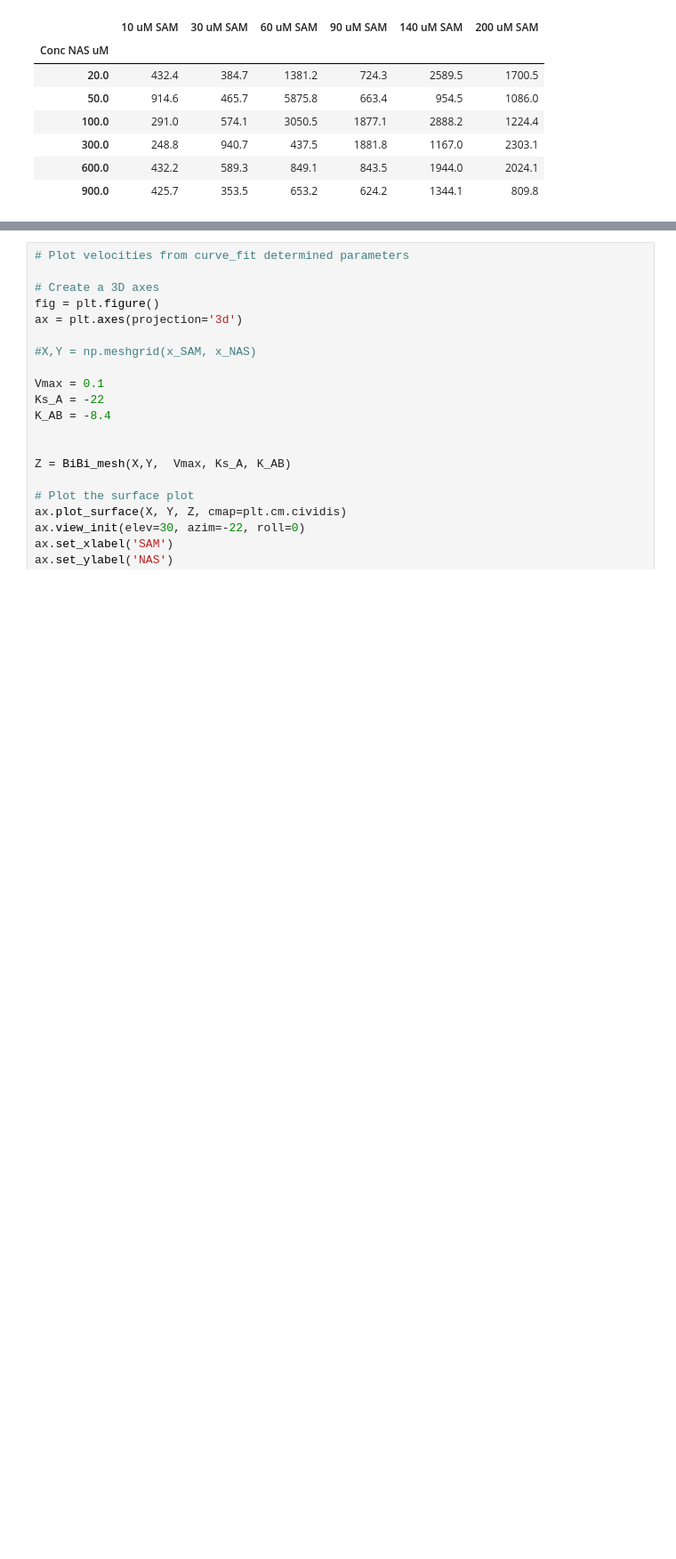
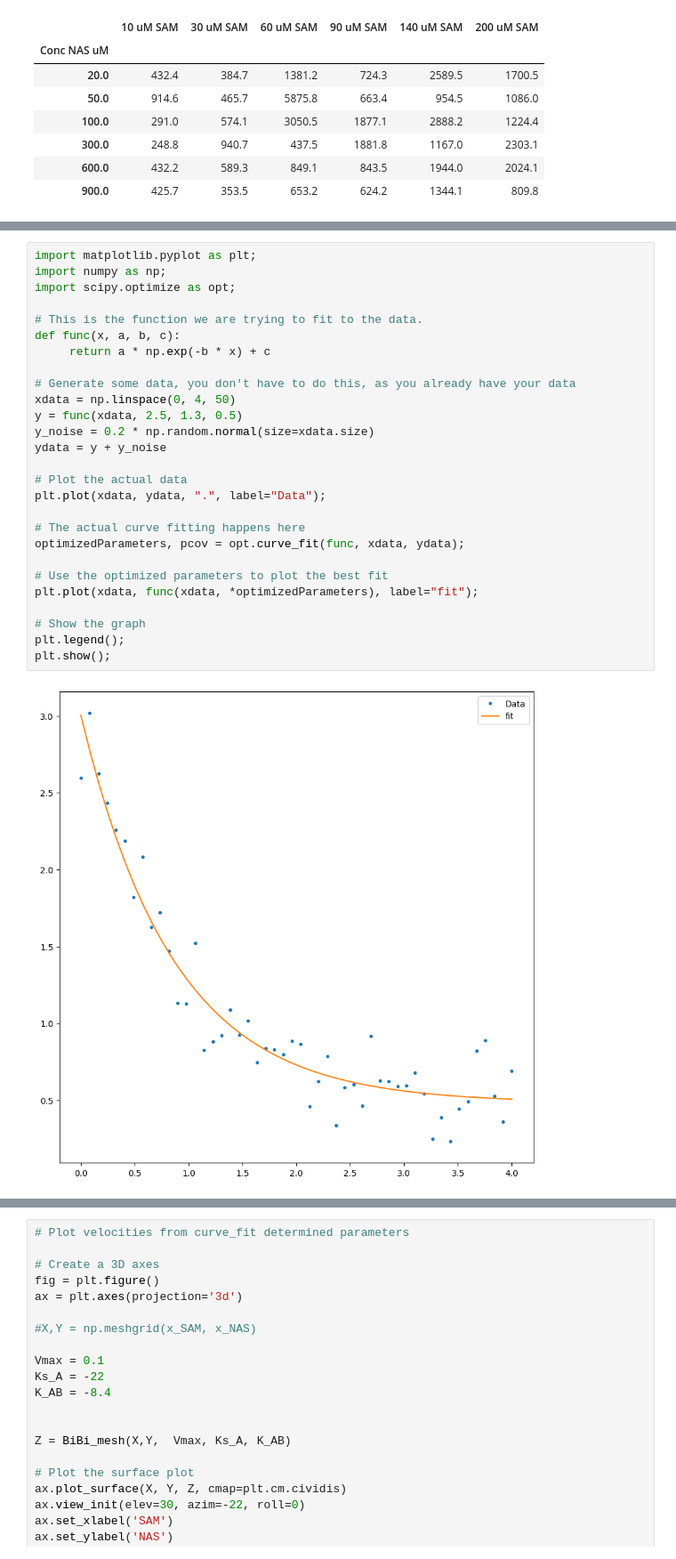
Before and after one commit to Qflow777/BiBi_enzyme_kinetics, a Jupyter notebook: BiBi_seq.ipynb, the cells around one changed output, grey strips where cells are left out. Shown at 89% size. Drawn from its saved outputs; the diff is of its cells as text; blank space fills up the shorter version.

```diff
--- a/BiBi_seq.ipynb
+++ b/BiBi_seq.ipynb
@@ -381,3 +398,32 @@ plt.show()
+# %%
+import matplotlib.pyplot as plt;
+import numpy as np;
+import scipy.optimize as opt;
+
+# This is the function we are trying to fit to the data.
+def func(x, a, b, c):
+     return a * np.exp(-b * x) + c
+
+# Generate some data, you don't have to do this, as you already have your data
+xdata = np.linspace(0, 4, 50)
+y = func(xdata, 2.5, 1.3, 0.5)
+y_noise = 0.2 * np.random.normal(size=xdata.size)
+ydata = y + y_noise
+
+# Plot the actual data
+plt.plot(xdata, ydata, ".", label="Data");
+
+# The actual curve fitting happens here
+optimizedParameters, pcov = opt.curve_fit(func, xdata, ydata);
+
+# Use the optimized parameters to plot the best fit
+plt.plot(xdata, func(xdata, *optimizedParameters), label="fit");
+
+# Show the graph
+plt.legend();
+plt.show();
+# %% [output]
+[figure, added]
 # %%
 # Plot velocities from curve_fit determined parameters
 
```
Also changed, not shown: parts of 8 cells of this notebook.
